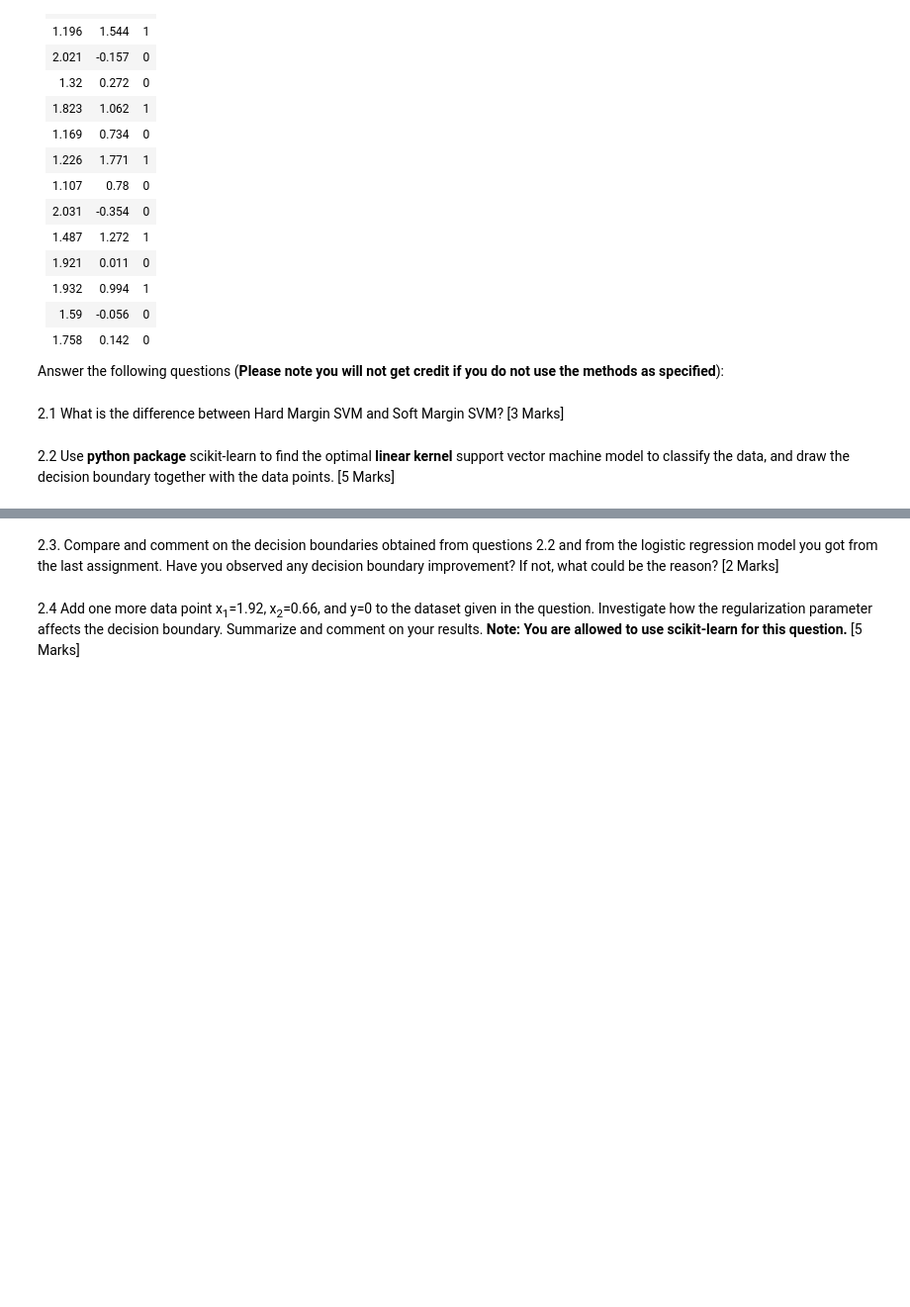
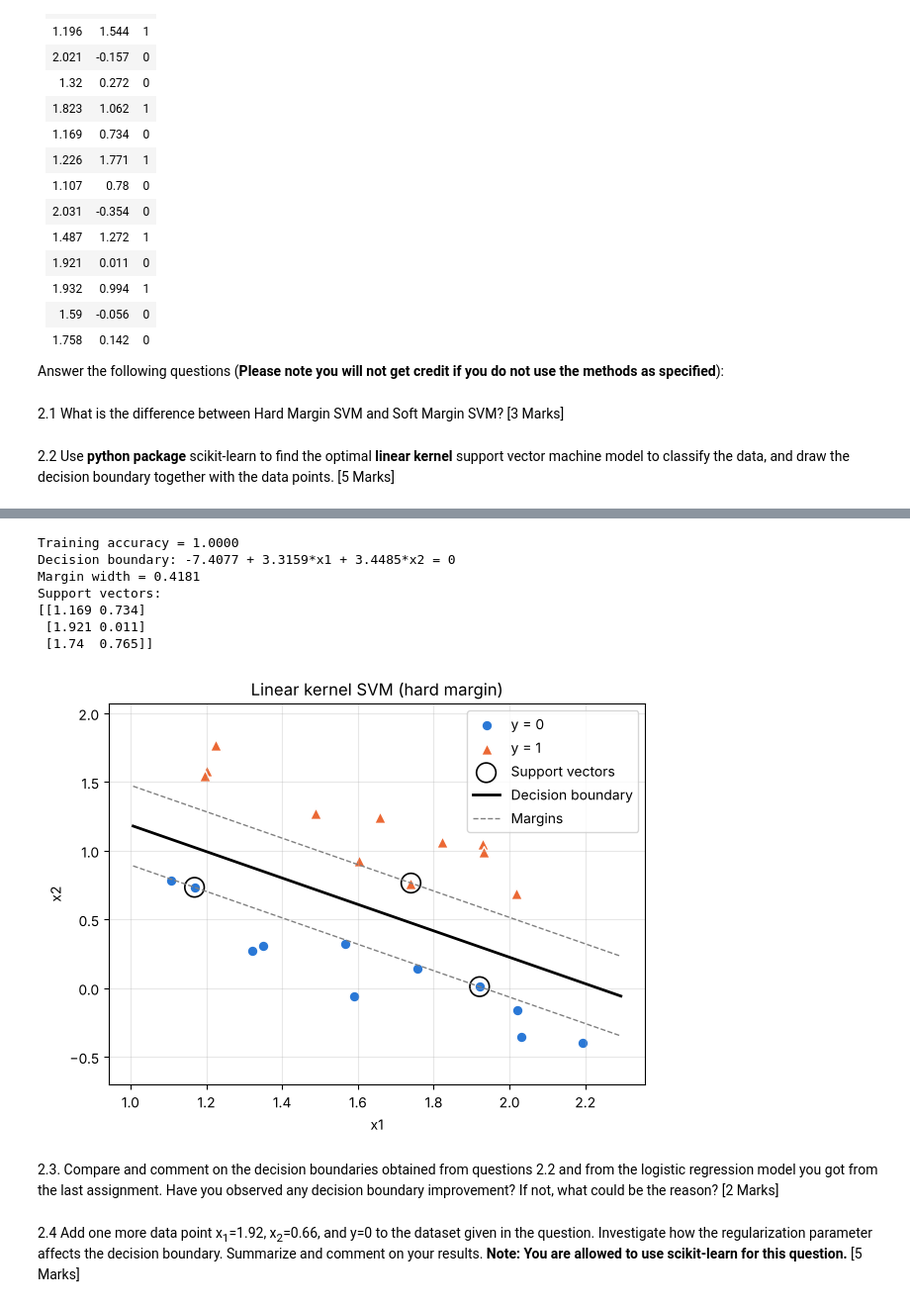
Before and after one commit to 25adiaz-apps/assignment-3-machine-learning, a Jupyter notebook: notebooks/CIVE779MachineLearningforEngineers-Assignment3.ipynb, the cells around one changed output, grey strips where cells are left out. Shown at 99% size. Cells and saved outputs as stored; diff of their text form; code cells hidden in the pictures; blank space fills up the shorter version.

```diff
--- a/notebooks/CIVE779MachineLearningforEngineers-Assignment3.ipynb
+++ b/notebooks/CIVE779MachineLearningforEngineers-Assignment3.ipynb
@@ -185,3 +218,49 @@ Answer the following questions (**Please note you will not get credit if you do
+# %%
+# Linear kernel SVM with a very large C (hard margin)
+svm = SVC(kernel="linear", C=1e6)
+svm.fit(X, y)
+
+theta0 = svm.intercept_[0]
+theta1, theta2 = svm.coef_[0]
+margin = 2 / np.linalg.norm(svm.coef_[0])
+
+print(f"Training accuracy = {svm.score(X, y):.4f}")
+print(f"Decision boundary: {theta0:.4f} + {theta1:.4f}*x1 + {theta2:.4f}*x2 = 0")
+print(f"Margin width = {margin:.4f}")
+print(f"Support vectors:\n{svm.support_vectors_}")
+
+# Plot the decision boundary and the margins
+x1_line = np.linspace(X[:, 0].min() - 0.1, X[:, 0].max() + 0.1, 100)
+boundary = -(theta0 + theta1 * x1_line) / theta2
+margin_up = -(theta0 - 1 + theta1 * x1_line) / theta2
+margin_down = -(theta0 + 1 + theta1 * x1_line) / theta2
+
+plt.figure(figsize=(7, 5))
+plt.scatter(X[y == 0, 0], X[y == 0, 1], marker="o", s=60, color="#2a78d6",
+            edgecolors="white", linewidths=1, label="y = 0")
+plt.scatter(X[y == 1, 0], X[y == 1, 1], marker="^", s=70, color="#eb6834",
+            edgecolors="white", linewidths=1, label="y = 1")
+plt.scatter(svm.support_vectors_[:, 0], svm.support_vectors_[:, 1], s=200,
+            facecolors="none", edgecolors="black", linewidths=1.2, label="Support vectors")
+plt.plot(x1_line, boundary, color="black", linewidth=2, label="Decision boundary")
+plt.plot(x1_line, margin_up, color="gray", linewidth=1, linestyle="--", label="Margins")
+plt.plot(x1_line, margin_down, color="gray", linewidth=1, linestyle="--")
+plt.xlabel("x1")
+plt.ylabel("x2")
+plt.title("Linear kernel SVM (hard margin)")
+plt.ylim(X[:, 1].min() - 0.3, X[:, 1].max() + 0.3)
+plt.grid(alpha=0.3)
+plt.legend()
+plt.show()
+# %% [output]
+Training accuracy = 1.0000
+Decision boundary: -7.4077 + 3.3159*x1 + 3.4485*x2 = 0
+Margin width = 0.4181
+Support vectors:
+[[1.169 0.734]
+ [1.921 0.011]
+ [1.74  0.765]]
+[figure, added]
 # %% [markdown]
 2.3. Compare and comment on the decision boundaries obtained from questions 2.2 and from the logistic regression model you got from the last assignment. Have you observed any decision boundary improvement? If not, what could be the reason? [2 Marks]
 # %%
```
Also changed, not shown: parts of 2 cells of this notebook.
